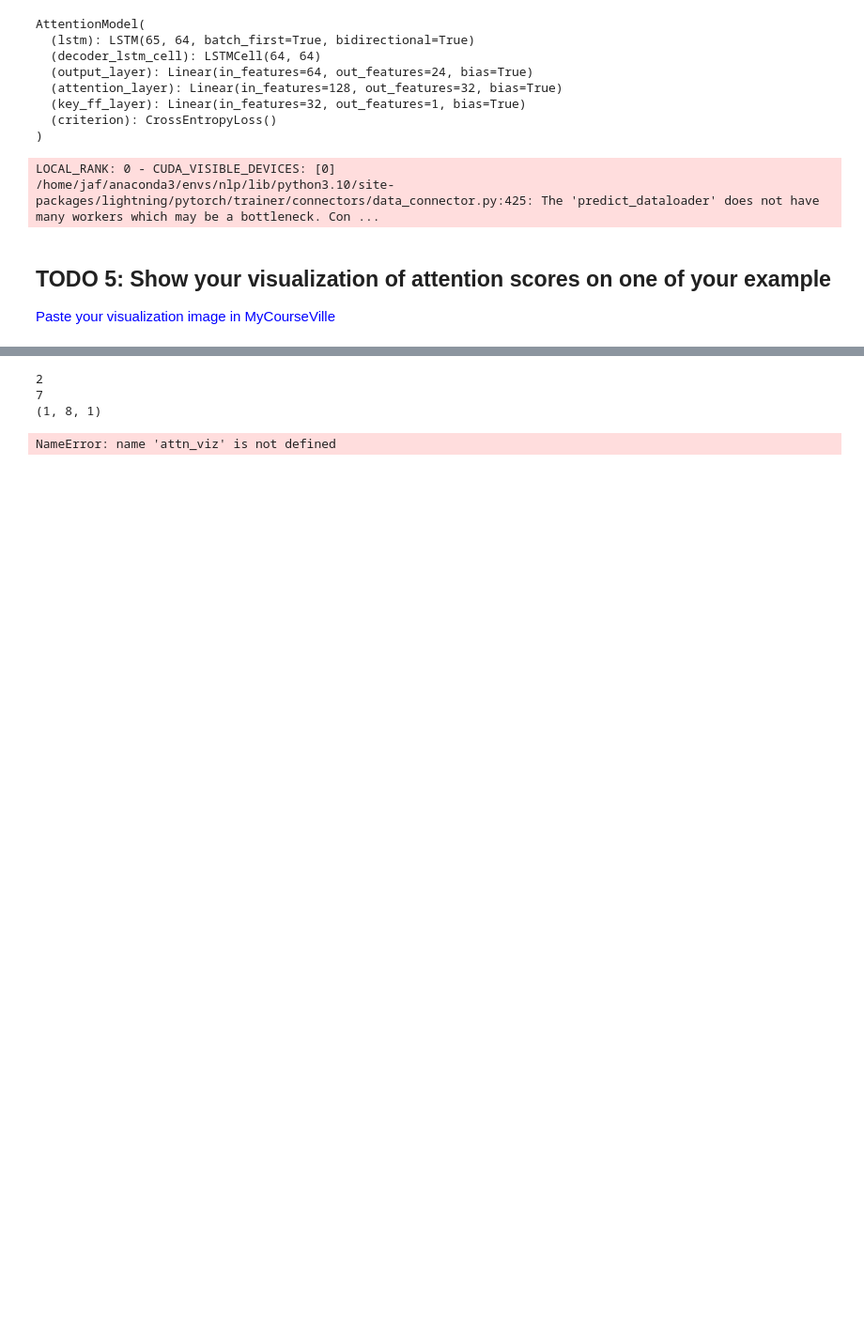
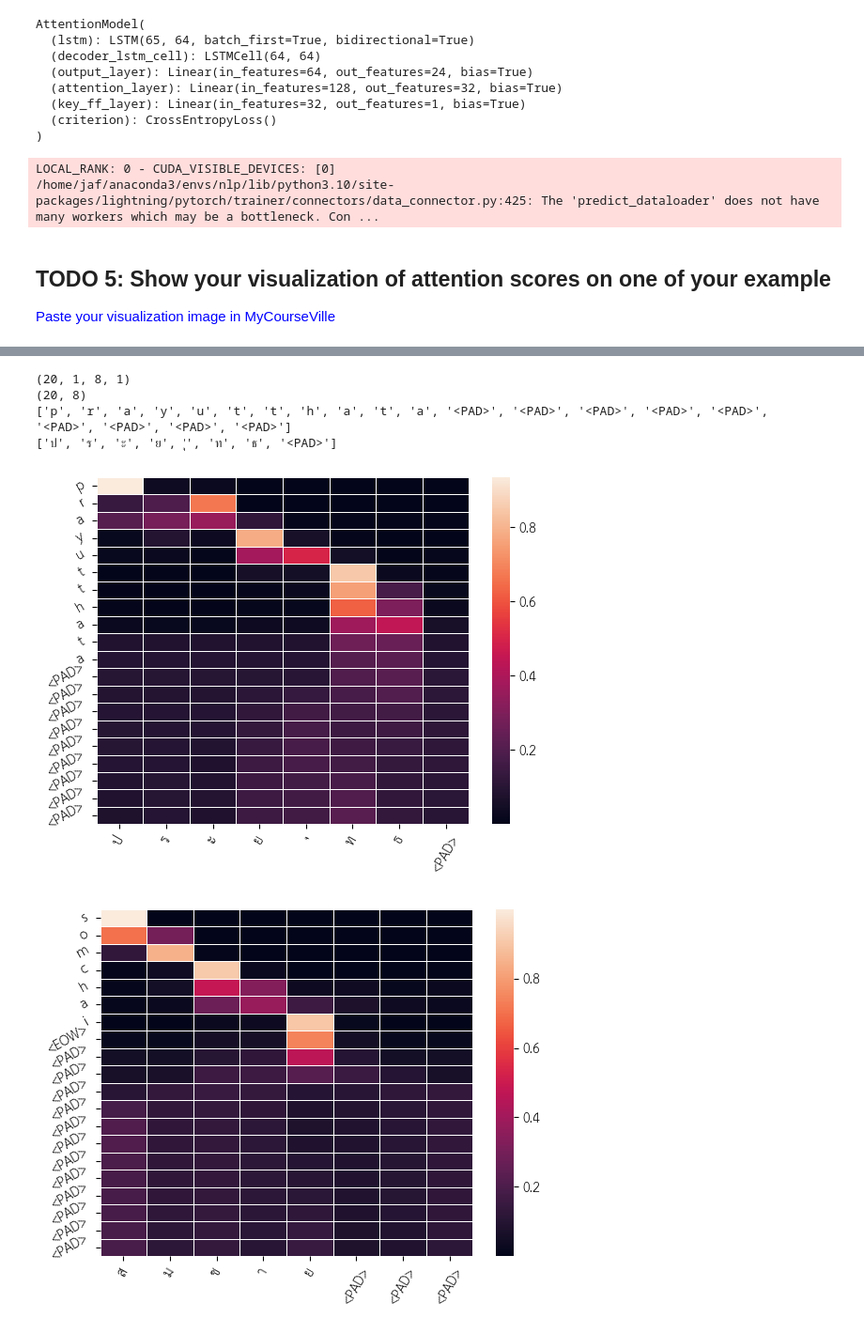
Before and after one commit to JeansAthiwat/NLP_NoScope, a Jupyter notebook: codes/L03_Attention_TF_Architectures/HW3_1_Key_Value_Attention_for_Thai_Karaoke_MT_to_student_2024.ipynb, the cells around one changed output, grey strips where cells are left out. Shown at 94% size. Saved outputs shown, nothing was run; the diff lists cells and outputs as text; code cells hidden in the pictures; blank space fills up the shorter version.

```diff
--- a/codes/L03_Attention_TF_Architectures/HW3_1_Key_Value_Attention_for_Thai_Karaoke_MT_to_student_2024.ipynb
+++ b/codes/L03_Attention_TF_Architectures/HW3_1_Key_Value_Attention_for_Thai_Karaoke_MT_to_student_2024.ipynb
@@ -275,7 +275,8 @@ class AttentionModel(L.LightningModule):
 
             #Perform one step of the attention mechanism to calculate the context vector at timestep t
             context, attention_score = one_step_attention(lstm_out, decoder_s, self.attention_layer, self.key_ff_layer)
-            attention_scores.append(attention_score)
+            #prep for visualization
+            attention_scores.append(attention_score.detach().cpu().numpy())
 
             # Feed the context vector to the decoder.
             decoder_s, decoder_c = self.decoder_lstm_cell(context, (decoder_s, decoder_c))
@@ -323,7 +324,7 @@ wandb_logger = WandbLogger(project="hw3.1_attention")
 # %%
 trainer = L.Trainer(
     max_epochs=1000,
-    # logger=wandb_logger
+    logger=wandb_logger
 )
 # %% [output]
 GPU available: True (cuda), used: True
@@ -461,22 +445,32 @@ Attention (1, 8, 1)
 %matplotlib inline
 import seaborn as sns
 import matplotlib.pyplot as plt
-# %%
-prediction, attention_scores = zip(*output)
-
-prediction = prediction[0].detach().numpy()
-attention_scores = attention_scores[0][0].detach().numpy()
-print(len(prediction))
-print(len(attention_scores))
-print(.shape)
-# %% [output]
-2
-7
-(1, 8, 1)
-# %%
-ax = sns.heatmap(attn_viz, linewidth=0.5)
-ax.set_yticklabels(output_text,rotation=30)
-ax.set_xticklabels(xlabels,rotation=60)
-plt.show()
-# %% [output]
-NameError: name 'attn_viz' is not defined
+# %%
+prediction, attention_scores = zip(*output)
+# %% [output]
+(20, 1, 8, 1)
+(20, 8)
+['p', 'r', 'a', 'y', 'u', 't', 't', 'h', 'a', 't', 'a', '<PAD>', '<PAD>', '<PAD>', '<PAD>', '<PAD>', '<PAD>', '<PAD>', '<PAD>', '<PAD>']
+['ป', 'ร', 'ะ', 'ย', 'ุ', 'ท', 'ธ', '<PAD>']
+# %%
+for samp_index , (pred, attn) in enumerate(zip(prediction, attention_scores)):
+
+    sample_attention = np.array(attention_scores)[samp_index]
+    attn_viz = sample_attention.reshape((maxlen_out, -1))
+    # print(sample_attention.shape)
+    # print(attn_viz.shape)
+
+    sample_prediction = prediction[samp_index].detach().numpy().squeeze()
+    output_text = output_decode(list(sample_prediction))
+    # print(output_text)
+
+    xlabels = [c for c in EXAMPLES[samp_index]] + ['<PAD>']*(attn_viz.shape[1] - len(EXAMPLES[samp_index]))
+    # print(xlabels)
+
+    ax = sns.heatmap(attn_viz, linewidth=0.5)
+    ax.set_yticklabels(output_text,rotation=30)
+    ax.set_xticklabels(xlabels,rotation=60)
+    plt.show()
+# %% [output]
+[figure, added]
+[figure, added]
```
Also changed, not shown: parts of 6 cells of this notebook, 3 other files.
